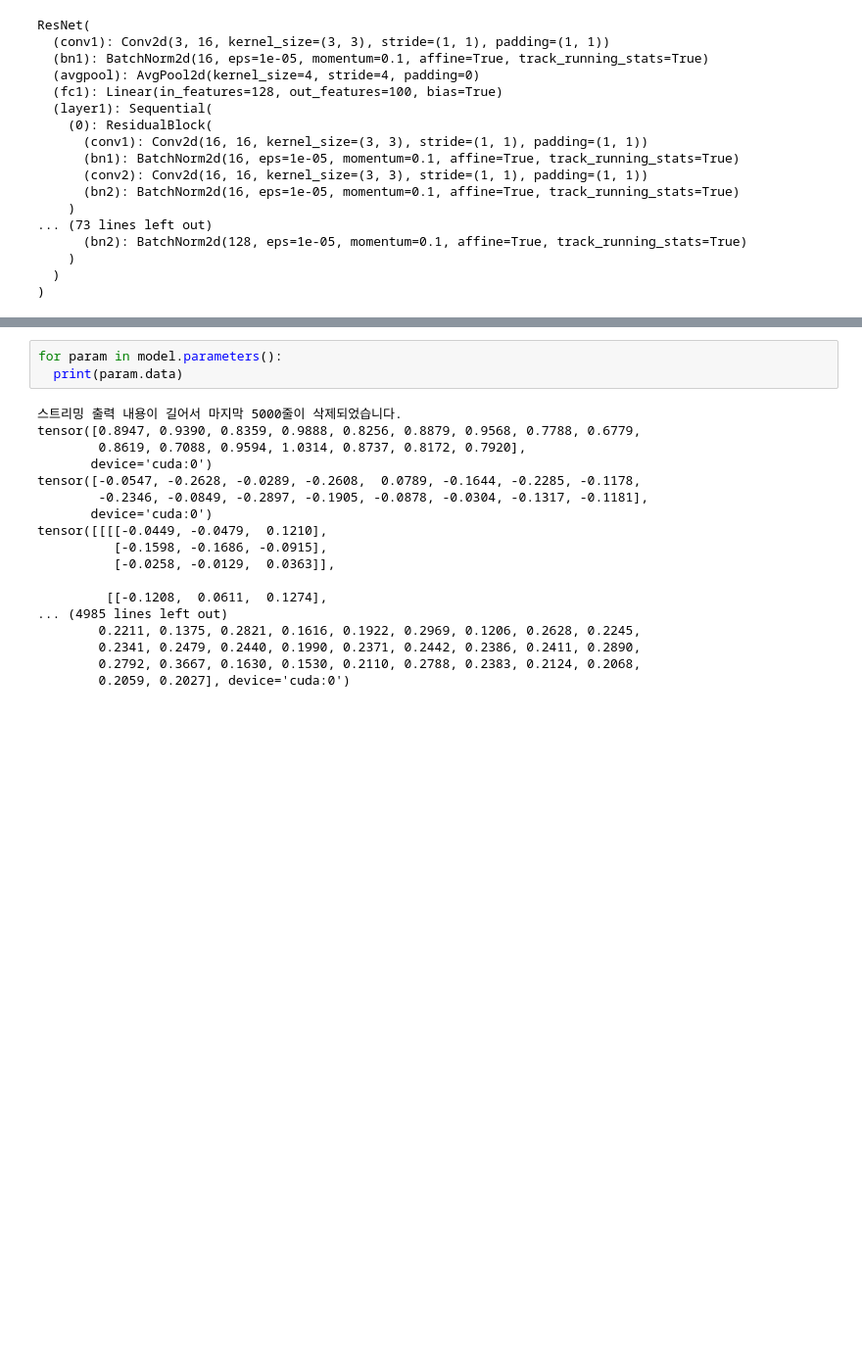
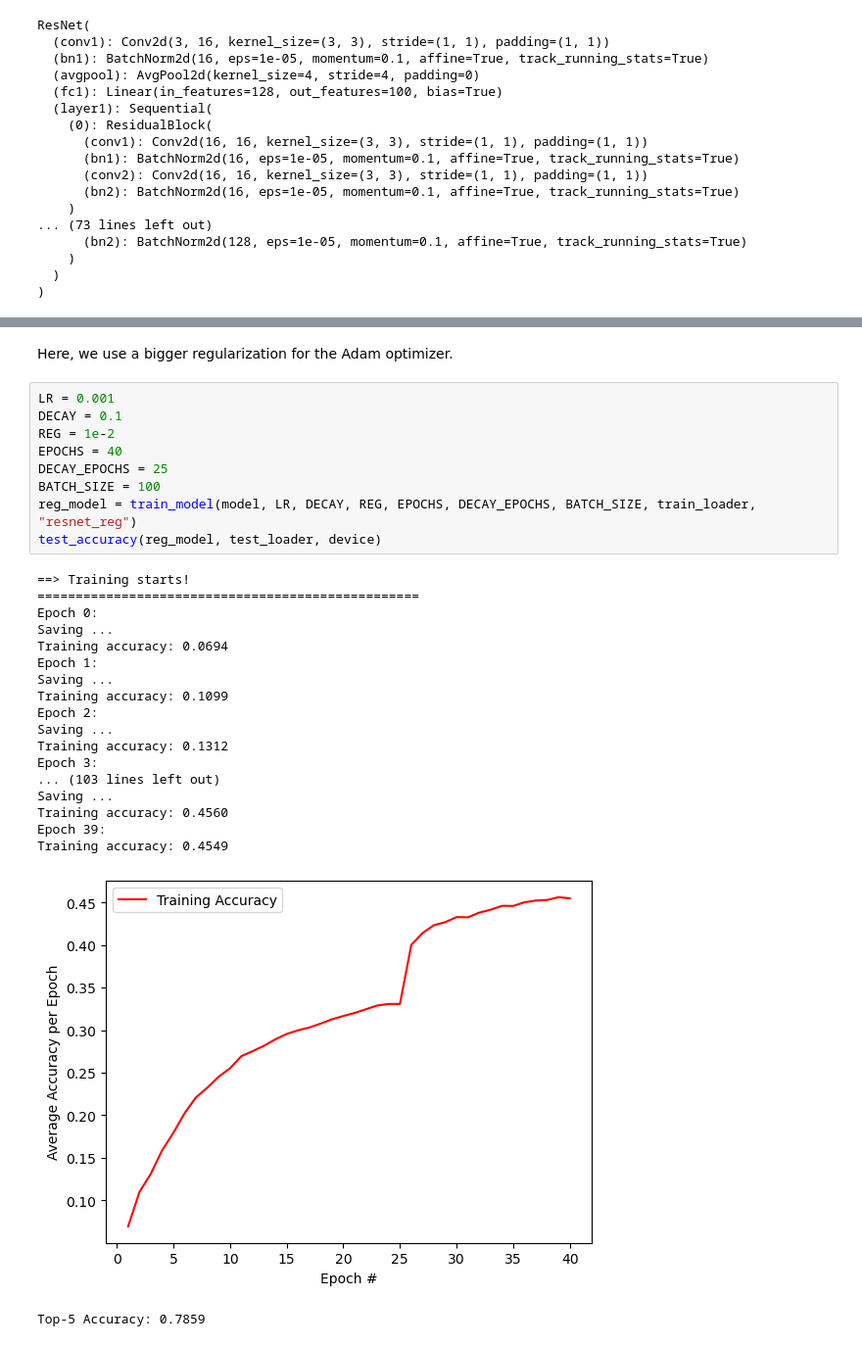
Before and after one commit to mjang01011/pytorch-demo, a Jupyter notebook: Convolutional_Neural_Networks.ipynb, the cells around one changed output, grey strips where cells are left out. Shown at 98% size. Saved outputs shown, nothing was run; the diff lists cells and outputs as text; blank space fills up the shorter version.

```diff
--- a/Convolutional_Neural_Networks.ipynb
+++ b/Convolutional_Neural_Networks.ipynb
@@ -917,21 +861,31 @@ for i in range(0, EPOCHS):
-# %%
-for param in model.parameters():
-  print(param.data)
-# %% [output]
-스트리밍 출력 내용이 길어서 마지막 5000줄이 삭제되었습니다.
-tensor([0.8947, 0.9390, 0.8359, 0.9888, 0.8256, 0.8879, 0.9568, 0.7788, 0.6779,
-        0.8619, 0.7088, 0.9594, 1.0314, 0.8737, 0.8172, 0.7920],
-       device='cuda:0')
-tensor([-0.0547, -0.2628, -0.0289, -0.2608,  0.0789, -0.1644, -0.2285, -0.1178,
-        -0.2346, -0.0849, -0.2897, -0.1905, -0.0878, -0.0304, -0.1317, -0.1181],
-       device='cuda:0')
-tensor([[[[-0.0449, -0.0479,  0.1210],
-          [-0.1598, -0.1686, -0.0915],
-          [-0.0258, -0.0129,  0.0363]],
-
-         [[-0.1208,  0.0611,  0.1274],
-... (4985 lines left out)
-        0.2211, 0.1375, 0.2821, 0.1616, 0.1922, 0.2969, 0.1206, 0.2628, 0.2245,
-        0.2341, 0.2479, 0.2440, 0.1990, 0.2371, 0.2442, 0.2386, 0.2411, 0.2890,
-        0.2792, 0.3667, 0.1630, 0.1530, 0.2110, 0.2788, 0.2383, 0.2124, 0.2068,
-        0.2059, 0.2027], device='cuda:0')
+# %% [markdown]
+Here, we use a bigger regularization for the Adam optimizer.
+# %%
+LR = 0.001
+DECAY = 0.1
+REG = 1e-2
+EPOCHS = 40
+DECAY_EPOCHS = 25
+BATCH_SIZE = 100
+reg_model = train_model(model, LR, DECAY, REG, EPOCHS, DECAY_EPOCHS, BATCH_SIZE, train_loader, "resnet_reg")
+test_accuracy(reg_model, test_loader, device)
+# %% [output]
+==> Training starts!
+==================================================
+Epoch 0:
+Saving ...
+Training accuracy: 0.0694
+Epoch 1:
+Saving ...
+Training accuracy: 0.1099
+Epoch 2:
+Saving ...
+Training accuracy: 0.1312
+Epoch 3:
+... (103 lines left out)
+Saving ...
+Training accuracy: 0.4560
+Epoch 39:
+Training accuracy: 0.4549
+[figure, added]
+Top-5 Accuracy: 0.7859
```
Also changed, not shown: parts of 19 cells of this notebook, 1 other file.
